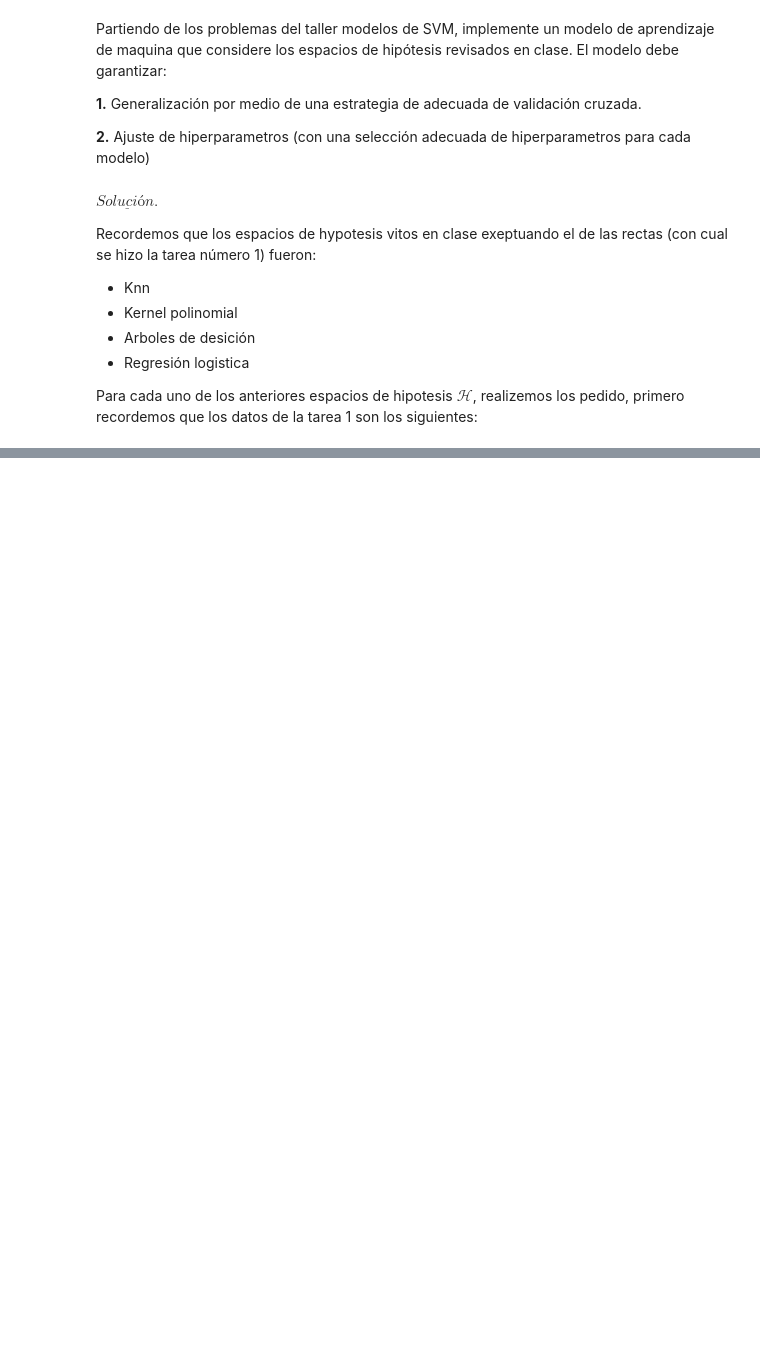
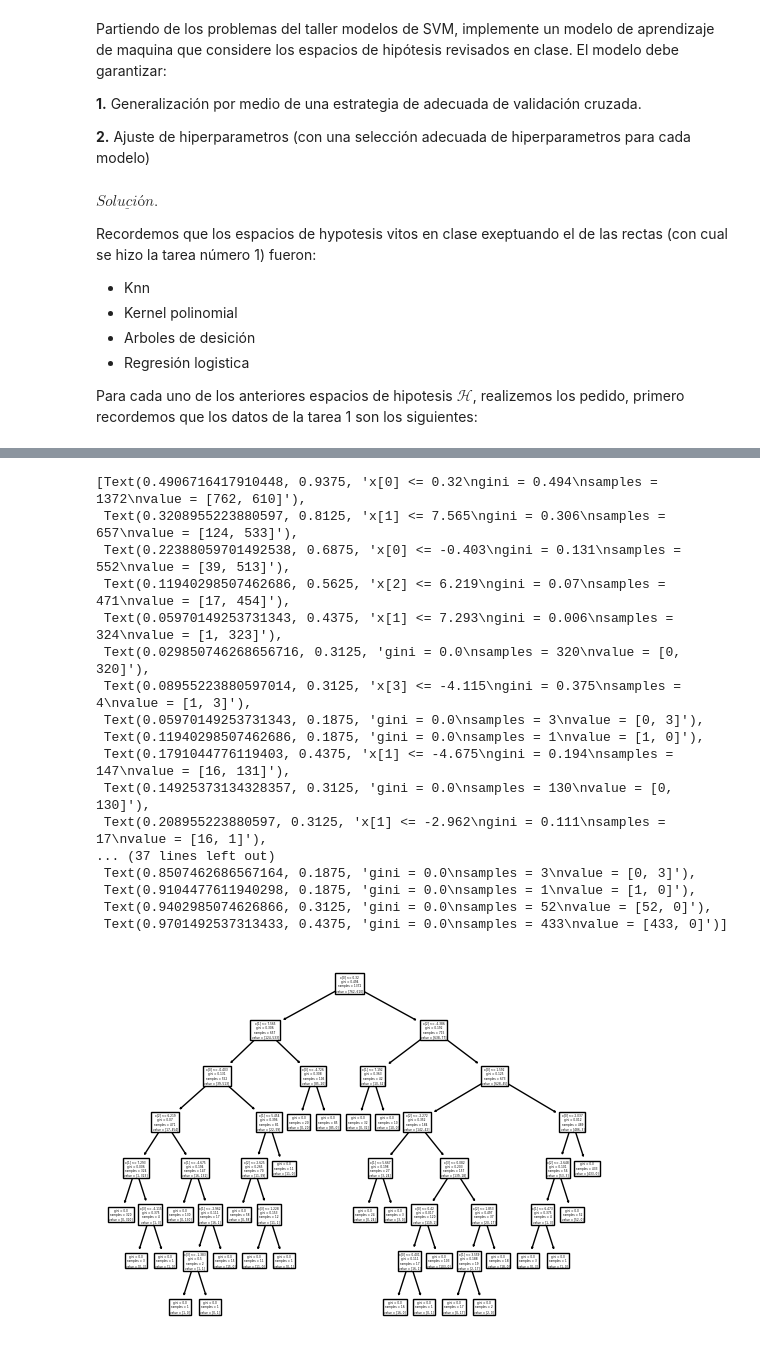
Before and after one commit to brromeroc/Tallermodelosdeapredizaje, a Jupyter notebook: Taller_modelos_de_aprendizaje.ipynb, the cells around one changed output, grey strips where cells are left out. Drawn from its saved outputs; the diff is of its cells as text; code cells hidden in the pictures; blank space fills up the shorter version.

```diff
--- a/Taller_modelos_de_aprendizaje.ipynb
+++ b/Taller_modelos_de_aprendizaje.ipynb
@@ -105,0 +308,32 @@ NameError: ignored
+# %%
+from sklearn.datasets import load_iris
+from sklearn import tree
+df = pd.read_csv("https://archive.ics.uci.edu/ml/machine-learning-databases/00267/data_banknote_authentication.txt", sep=",", header=None)
+
+X = df.iloc[:, 0:4].values
+y = df.iloc[:,4].values
+
+clf = tree.DecisionTreeClassifier()
+clf = clf.fit(X, y)
+# %%
+
+tree.plot_tree(clf)
+# %% [output]
+[Text(0.4906716417910448, 0.9375, 'x[0] <= 0.32\ngini = 0.494\nsamples = 1372\nvalue = [762, 610]'),
+ Text(0.3208955223880597, 0.8125, 'x[1] <= 7.565\ngini = 0.306\nsamples = 657\nvalue = [124, 533]'),
+ Text(0.22388059701492538, 0.6875, 'x[0] <= -0.403\ngini = 0.131\nsamples = 552\nvalue = [39, 513]'),
+ Text(0.11940298507462686, 0.5625, 'x[2] <= 6.219\ngini = 0.07\nsamples = 471\nvalue = [17, 454]'),
+ Text(0.05970149253731343, 0.4375, 'x[1] <= 7.293\ngini = 0.006\nsamples = 324\nvalue = [1, 323]'),
+ Text(0.029850746268656716, 0.3125, 'gini = 0.0\nsamples = 320\nvalue = [0, 320]'),
+ Text(0.08955223880597014, 0.3125, 'x[3] <= -4.115\ngini = 0.375\nsamples = 4\nvalue = [1, 3]'),
+ Text(0.05970149253731343, 0.1875, 'gini = 0.0\nsamples = 3\nvalue = [0, 3]'),
+ Text(0.11940298507462686, 0.1875, 'gini = 0.0\nsamples = 1\nvalue = [1, 0]'),
+ Text(0.1791044776119403, 0.4375, 'x[1] <= -4.675\ngini = 0.194\nsamples = 147\nvalue = [16, 131]'),
+ Text(0.14925373134328357, 0.3125, 'gini = 0.0\nsamples = 130\nvalue = [0, 130]'),
+ Text(0.208955223880597, 0.3125, 'x[1] <= -2.962\ngini = 0.111\nsamples = 17\nvalue = [16, 1]'),
+... (37 lines left out)
+ Text(0.8507462686567164, 0.1875, 'gini = 0.0\nsamples = 3\nvalue = [0, 3]'),
+ Text(0.9104477611940298, 0.1875, 'gini = 0.0\nsamples = 1\nvalue = [1, 0]'),
+ Text(0.9402985074626866, 0.3125, 'gini = 0.0\nsamples = 52\nvalue = [52, 0]'),
+ Text(0.9701492537313433, 0.4375, 'gini = 0.0\nsamples = 433\nvalue = [433, 0]')]
+[figure, added]
```
Also changed, not shown: parts of 38 cells of this notebook.
